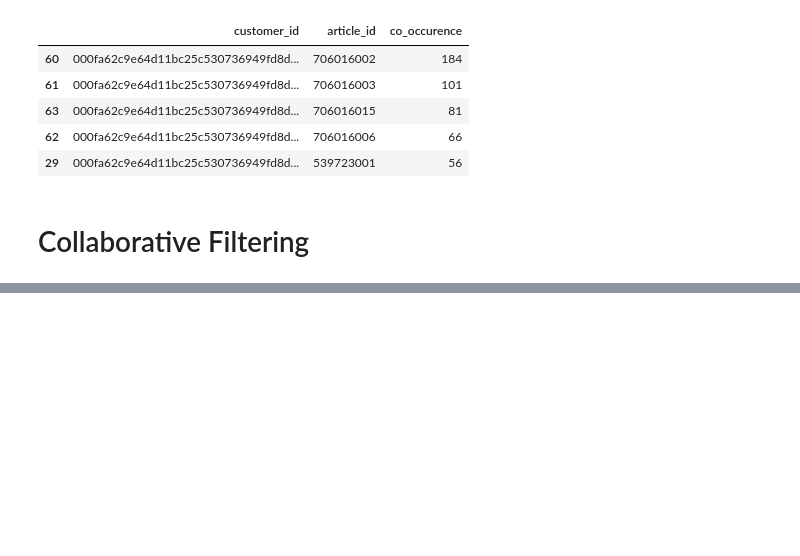
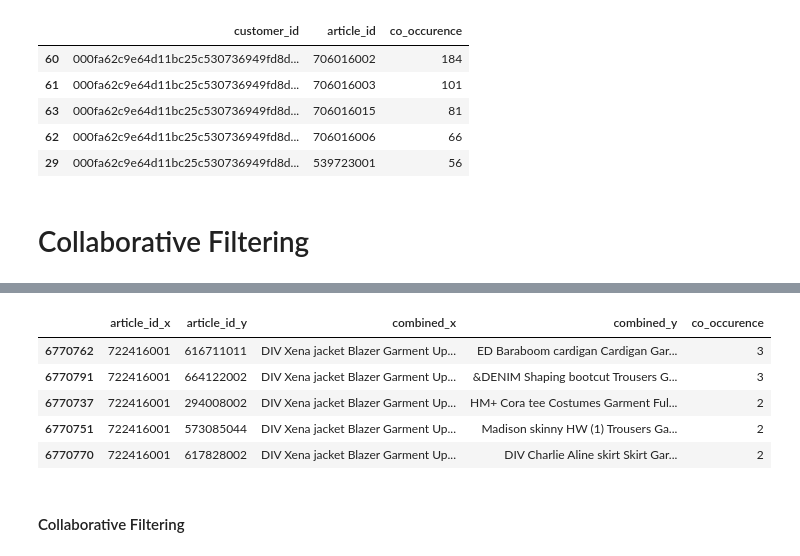
Before and after one commit to aartij22/recommendation, a Jupyter notebook: relevance/cross_sell/frequently_bought.ipynb, the cells around one changed output, grey strips where cells are left out. Saved outputs shown, nothing was run; the diff lists cells and outputs as text; code cells hidden in the pictures; blank space fills up the shorter version.

```diff
--- a/relevance/cross_sell/frequently bought.ipynb
+++ b/relevance/cross_sell/frequently_bought.ipynb
@@ -83,3 +107,14 @@ i2i.head(2)
+# %%
+co_occurence[co_occurence['article_id_x']==722416001].head()
+# %% [output]
+|  | article_id_x | article_id_y | combined_x | combined_y | co_occurence |
+| 6770762 | 722416001 | 616711011 | DIV Xena jacket Blazer Garment Up... | ED Baraboom cardigan Cardigan Gar... | 3 |
+| 6770791 | 722416001 | 664122002 | DIV Xena jacket Blazer Garment Up... | &DENIM Shaping bootcut Trousers G... | 3 |
+| 6770737 | 722416001 | 294008002 | DIV Xena jacket Blazer Garment Up... | HM+ Cora tee Costumes Garment Ful... | 2 |
+| 6770751 | 722416001 | 573085044 | DIV Xena jacket Blazer Garment Up... | Madison skinny HW (1) Trousers Ga... | 2 |
+| 6770770 | 722416001 | 617828002 | DIV Xena jacket Blazer Garment Up... | DIV Charlie Aline skirt Skirt Gar... | 2 |
+# %% [markdown]
+#### Collaborative Filtering
 # %%
 i2i[i2i['article_id_x']==108775015].head()
 # %% [output]
```
Also changed, not shown: parts of 10 cells of this notebook.
